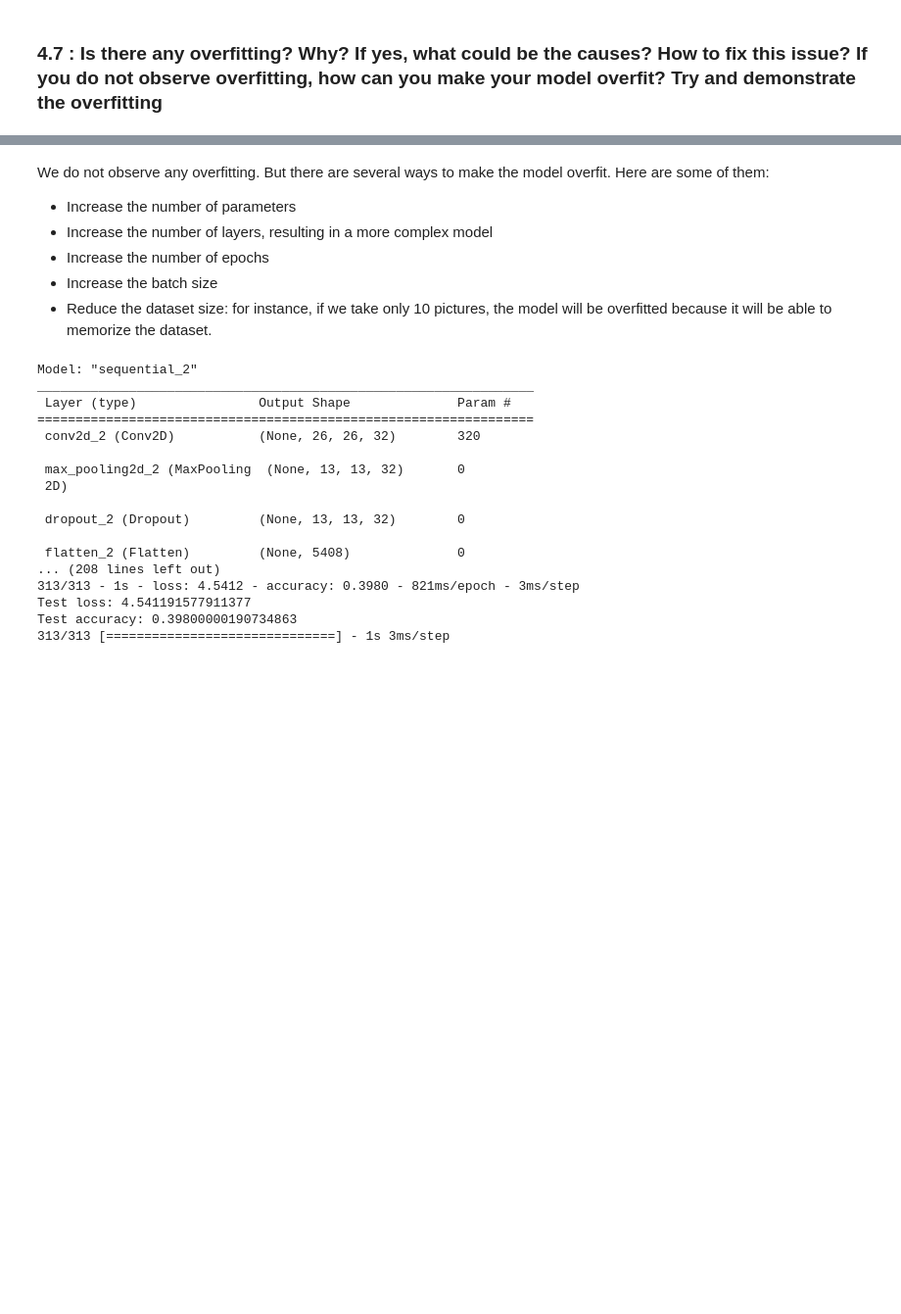
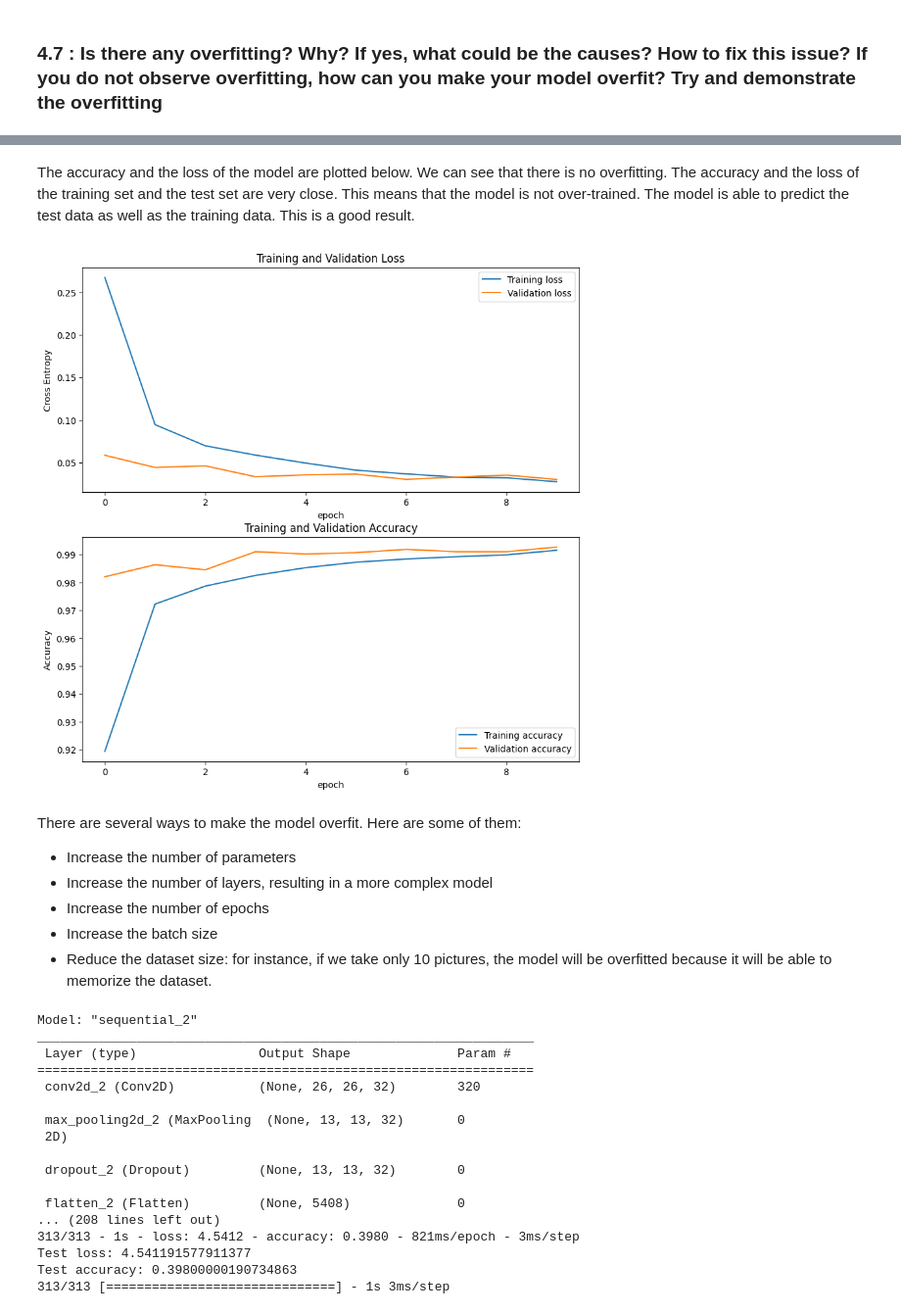
Before and after one commit to CharrierTim/Machine-Learning, a Jupyter notebook: Rapport TD1.ipynb, the cells around one changed output, grey strips where cells are left out. Shown at 98% size. Saved outputs shown, nothing was run; the diff lists cells and outputs as text; code cells hidden in the pictures; blank space fills up the shorter version.

```diff
--- a/Rapport TD1.ipynb
+++ b/Rapport TD1.ipynb
@@ -628,26 +708,30 @@ for i in range(10):
+# %% [markdown]
+The accuracy and the loss of the model are plotted below. We can see that there is no overfitting. The accuracy and the loss of the training set and the test set are very close. This means that the model is not over-trained. The model is able to predict the test data as well as the training data. This is a good result.
 # %%
 # Plot learning curves
 
 plt.figure(figsize=(10, 10))
 plt.subplot(2, 1, 1)
 plt.plot(history.history['loss'], label='Training loss')
 plt.plot(history.history['val_loss'], label='Validation loss')
 plt.legend(loc='upper right')
 plt.ylabel('Cross Entropy')
-plt.xlabel('Epoch')
+plt.xlabel('epoch')
 plt.title('Training and Validation Loss')
 
 plt.subplot(2, 1, 2)
 plt.plot(history.history['accuracy'], label='Training accuracy')
 plt.plot(history.history['val_accuracy'], label='Validation accuracy')
 plt.legend(loc='lower right')
 plt.ylabel('Accuracy')
-plt.xlabel('Epoch')
+plt.xlabel('epoch')
 plt.title('Training and Validation Accuracy')
 
 plt.show()
+# %% [output]
+[figure, added]
 # %% [markdown]
-We do not observe any overfitting. But there are several ways to make the model overfit. Here are some of them:
+There are several ways to make the model overfit. Here are some of them:
 
 - Increase the number of parameters
 - Increase the number of layers, resulting in a more complex model
```
Also changed, not shown: parts of 20 cells of this notebook.
